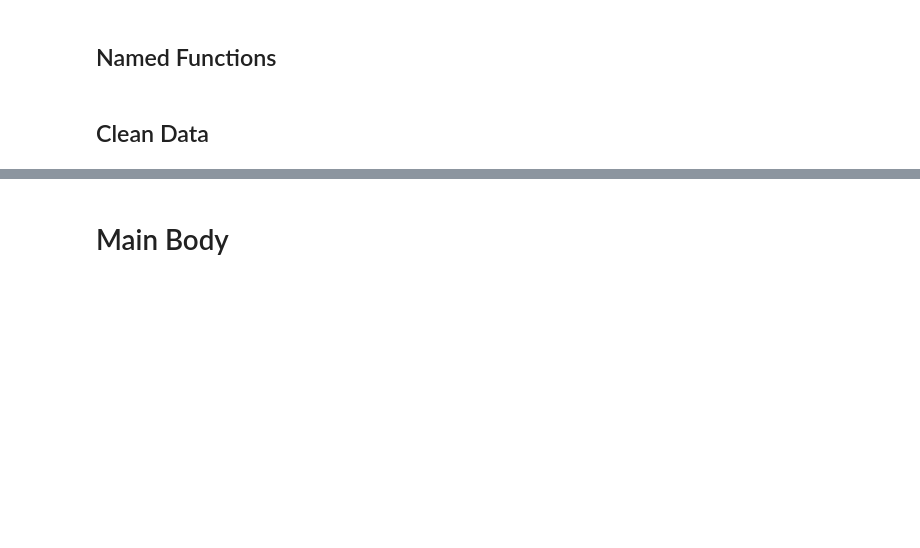
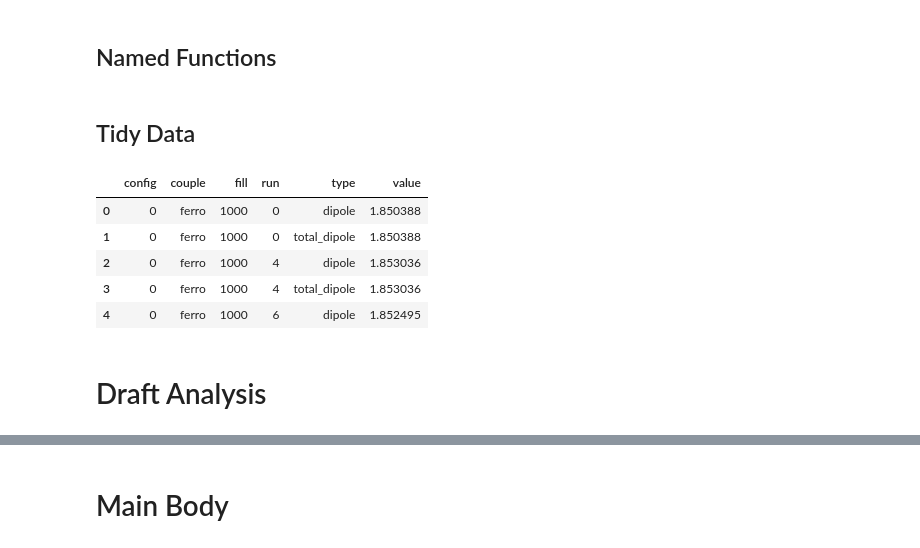
Before and after one commit to gvermillion/msc_thesis, a Jupyter notebook: partial_charge/vacuum/analyze_vacuum_pc.ipynb, the cells around one changed output, grey strips where cells are left out. Drawn from its saved outputs; the diff is of its cells as text; code cells hidden in the pictures; blank space fills up the shorter version.

Commit message:
continued work on analysis

```diff
--- a/partial_charge/vacuum/analyze_vacuum_pc.ipynb
+++ b/partial_charge/vacuum/analyze_vacuum_pc.ipynb
@@ -228,4 +165,4 @@ def make_fill_couple_plot():
                 fig.subplots_adjust(hspace=0.5)
                 plot_dipole_distribution_fill(couple=couple,fill=fill,ax=ax)
 # %% [markdown]
-## Clean Data
+## Tidy Data
@@ -245,0 +169,45 @@ total_dipole = get_total_dipole(df) # This specifically has to be called
+# %%
+fill_dfs = {}
+for fill in [1000,1010,1100,1110,1111]:
+    df = filter_by_fill(fill,raw_df).sort_values(["config","run"])
+    fill_dfs[fill] = df
+    for config in np.arange(60):
+        config_df = filter_by_config(config,fill_dfs[fill])
+        mask = return_outliers(config_df.total_dipole)
+        rm = config_df.iloc[mask].index.values
+        fill_dfs[fill].drop(rm,axis=0,inplace=True)
+
+
+tidy_results = []
+
+for key in fill_dfs.keys():
+    df = fill_dfs[key]
+    for idx,row in df.iterrows():
+        couple = row['couple']
+        config = int(row['config'])
+        fill = int(row['fill'])
+        run = int(row['run'])
+        dipoles = row.dipoles
+        total_dipole = row.total_dipole
+
+        for d in dipoles:
+            tidy = {'couple':couple,'config':config,'fill':fill,
+                    'run':run,'type':'dipole','value':d}
+            tidy_results.append(tidy)
+
+        tidy = {'couple':couple,'config':config,'fill':fill,
+                'run':run,'type':'total_dipole','value':total_dipole}
+
+        tidy_results.append(tidy)
+
+tidy_df = pd.DataFrame(tidy_results)
+tidy_df.head()
+# %% [output]
+|  | config | couple | fill | run | type | value |
+| 0 | 0 | ferro | 1000 | 0 | dipole | 1.850388 |
+| 1 | 0 | ferro | 1000 | 0 | total_dipole | 1.850388 |
+| 2 | 0 | ferro | 1000 | 4 | dipole | 1.853036 |
+| 3 | 0 | ferro | 1000 | 4 | total_dipole | 1.853036 |
+| 4 | 0 | ferro | 1000 | 6 | dipole | 1.852495 |
+# %% [markdown]
+# Draft Analysis
```
Also changed, not shown: parts of 17 cells of this notebook, 1 other file.
